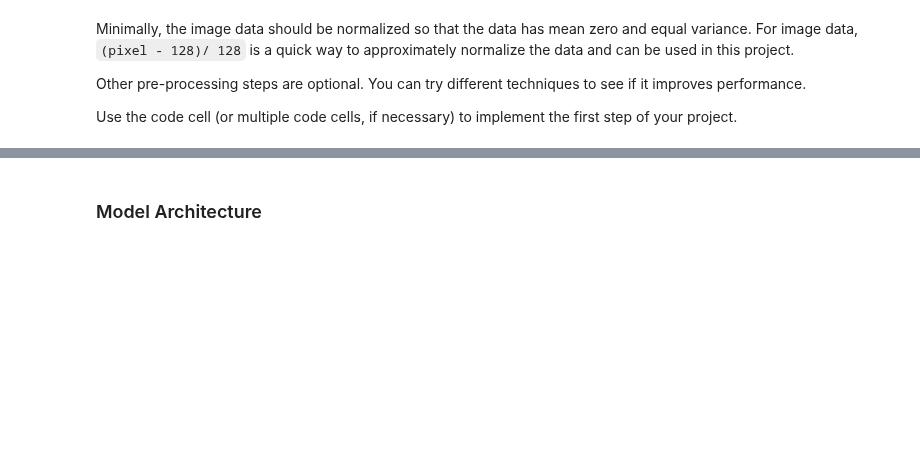
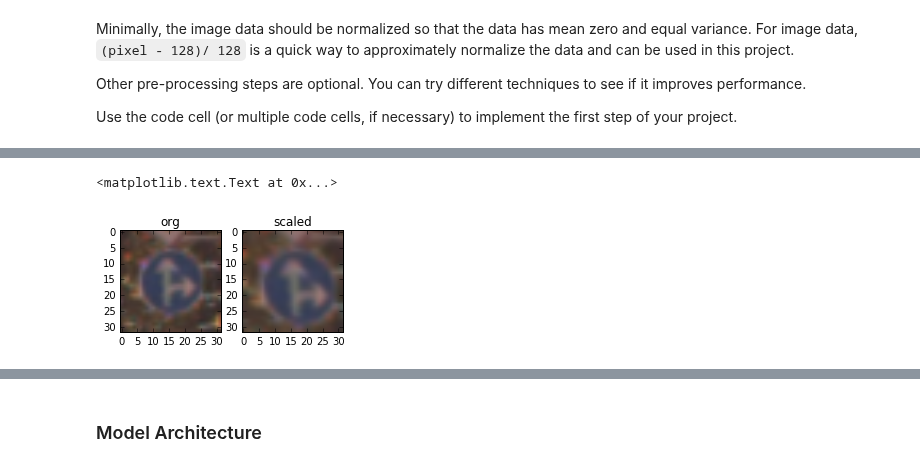
Before and after one commit to patman77/SDCE_nanodegree, a Jupyter notebook: Term1/Project2_Traffic_Sign_Classifier_Project/Traffic_Sign_Classifier.ipynb, the cells around one changed output, grey strips where cells are left out. Cells and saved outputs as stored; diff of their text form; code cells hidden in the pictures; blank space fills up the shorter version.

Commit message:
added dataAugmentationScale; reason: images download from the web are much larger

```diff
--- a/Term1/Project2_Traffic_Sign_Classifier_Project/Traffic_Sign_Classifier.ipynb
+++ b/Term1/Project2_Traffic_Sign_Classifier_Project/Traffic_Sign_Classifier.ipynb
@@ -266,3 +266,38 @@ axes[1].set_title('trans')
+# %%
+# add some data augmentation
+import cv2
+#import matplotlib.pyplot as plt
+import pandas as pd
+import random
+
+def dataAugmentationScale(img):
+    rows, cols, depth = img.shape
+    scalemin = -8
+    scalemax =  8
+    scale = np.random.randint(scalemin, scalemax)
+
+    srcPts = np.float32([[0, 0], [cols-1, 0], [cols-1, rows-1], [0, rows-1]])
+    dstPts = np.float32([[scale, scale], [cols-1-scale, 0], [cols-1-scale, rows-1-scale], [0, rows-1-scale]])
+    M = cv2.getPerspectiveTransform(srcPts, dstPts)
+    dst = cv2.warpPerspective(img, M, (cols, rows), borderMode=cv2.BORDER_REPLICATE)
+    #dst = cv2.warpPerspective(img, M, (cols, rows)) # faster
+
+    return dst
+
+
+index    = random.randint(0, len(X_train_norm))
+test_img = X_train_norm[index]
+test_scaled = dataAugmentationScale(test_img)
+
+figure, axes = plt.subplots(1,2,figsize=(4,4))
+#plt.figure(figsize=(2,2))
+axes[0].imshow(test_img.squeeze())
+axes[0].set_title('org')
+axes[1].imshow(test_scaled.squeeze())
+axes[1].set_title('scaled')
+# %% [output]
+<matplotlib.text.Text at 0x...>
+[figure, added]
 # %%
 # more data augmentation
 #inspired by https://www.programcreek.com/python/example/89387/cv2.getAffineTransform
```
Also changed, not shown: parts of 15 cells of this notebook.
